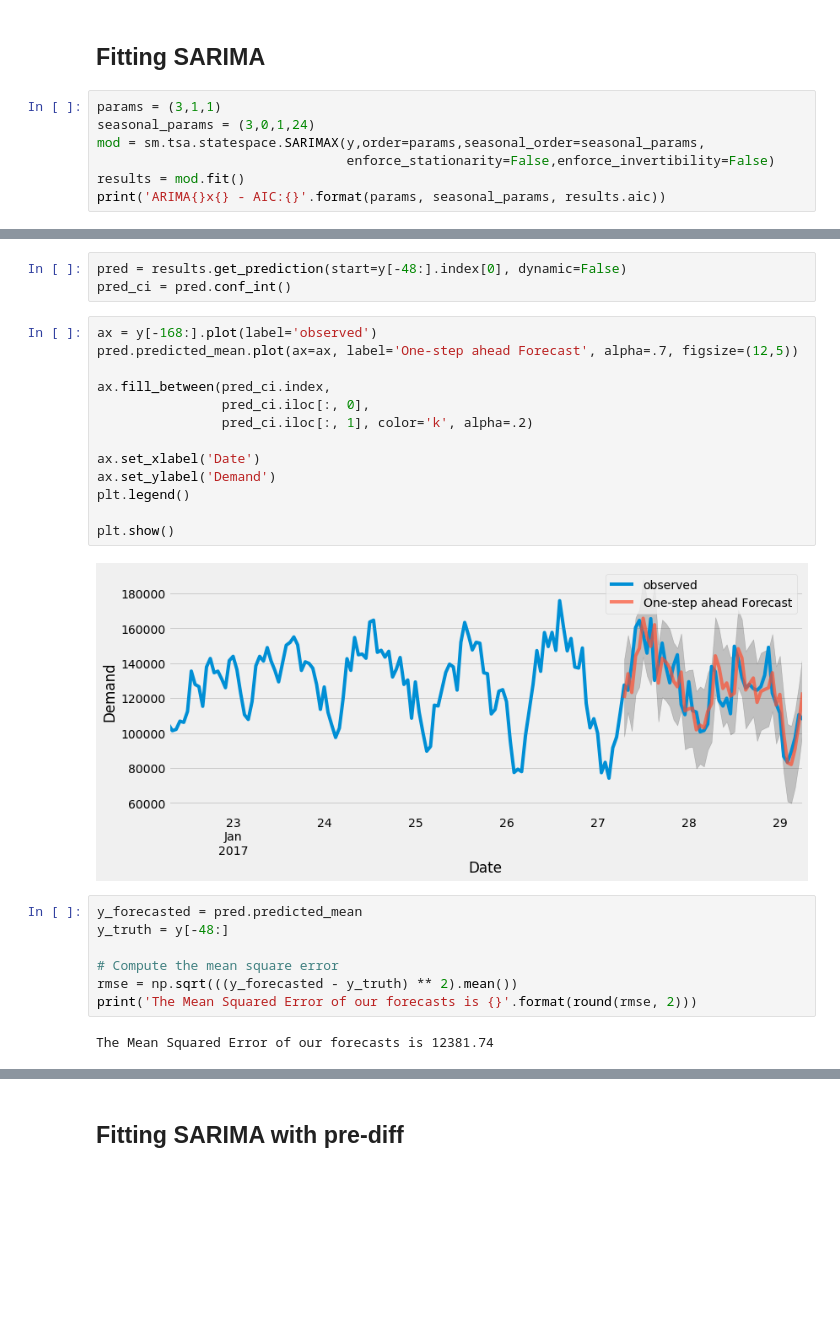
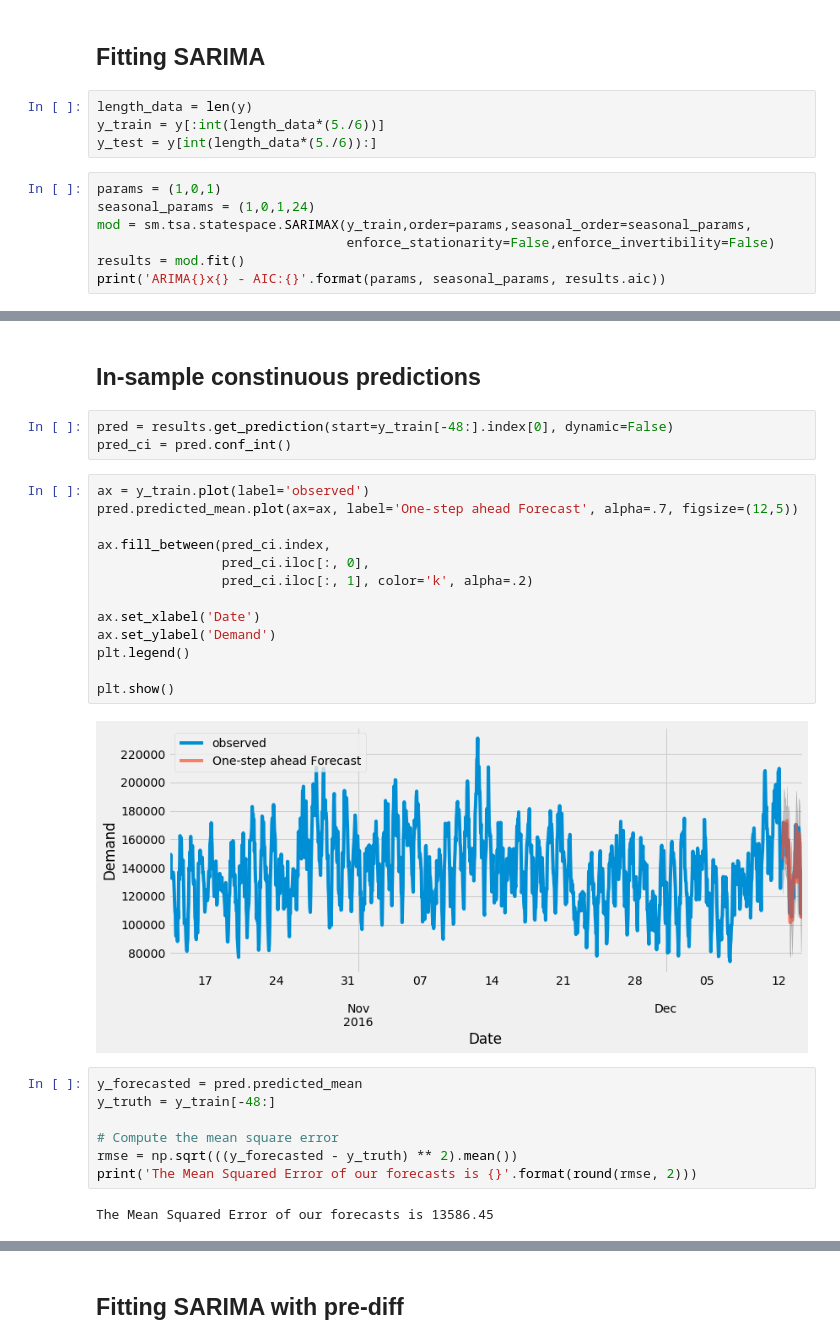
Before and after one commit to Rosina9700/dsi-capstone, a Jupyter notebook: development/prelim_sarima.ipynb, the cells around one changed output, grey strips where cells are left out. Drawn from its saved outputs; the diff is of its cells as text; blank space fills up the shorter version.

Commit message:
working cross validation for SARIMA

```diff
--- a/development/prelim_sarima.ipynb
+++ b/development/prelim_sarima.ipynb
@@ -101,9 +121,13 @@ plt.show()
 # %% [markdown]
 ## Fitting SARIMA
+# %%
+length_data = len(y)
+y_train = y[:int(length_data*(5./6))]
+y_test = y[int(length_data*(5./6)):]
 # %%
-params = (3,1,1)
-seasonal_params = (3,0,1,24)
-mod = sm.tsa.statespace.SARIMAX(y,order=params,seasonal_order=seasonal_params,
+params = (1,0,1)
+seasonal_params = (1,0,1,24)
+mod = sm.tsa.statespace.SARIMAX(y_train,order=params,seasonal_order=seasonal_params,
                                 enforce_stationarity=False,enforce_invertibility=False)
 results = mod.fit()
 print('ARIMA{}x{} - AIC:{}'.format(params, seasonal_params, results.aic))
@@ -117,28 +175,30 @@ plt.show
+# %% [markdown]
+## In-sample constinuous predictions
 # %%
-pred = results.get_prediction(start=y[-48:].index[0], dynamic=False)
+pred = results.get_prediction(start=y_train[-48:].index[0], dynamic=False)
 pred_ci = pred.conf_int()
 # %%
-ax = y[-168:].plot(label='observed')
+ax = y_train.plot(label='observed')
 pred.predicted_mean.plot(ax=ax, label='One-step ahead Forecast', alpha=.7, figsize=(12,5))
 
 ax.fill_between(pred_ci.index,
                 pred_ci.iloc[:, 0],
                 pred_ci.iloc[:, 1], color='k', alpha=.2)
 
 ax.set_xlabel('Date')
 ax.set_ylabel('Demand')
 plt.legend()
 
 plt.show()
 # %% [output]
-[figure, old version]
+[figure, new version]
 # %%
 y_forecasted = pred.predicted_mean
-y_truth = y[-48:]
+y_truth = y_train[-48:]
 
 # Compute the mean square error
 rmse = np.sqrt(((y_forecasted - y_truth) ** 2).mean())
 print('The Mean Squared Error of our forecasts is {}'.format(round(rmse, 2)))
 # %% [output]
-The Mean Squared Error of our forecasts is 12381.74
+The Mean Squared Error of our forecasts is 13586.45
 # %%
```
Also changed, not shown: parts of 32 cells of this notebook, 5 other files.
